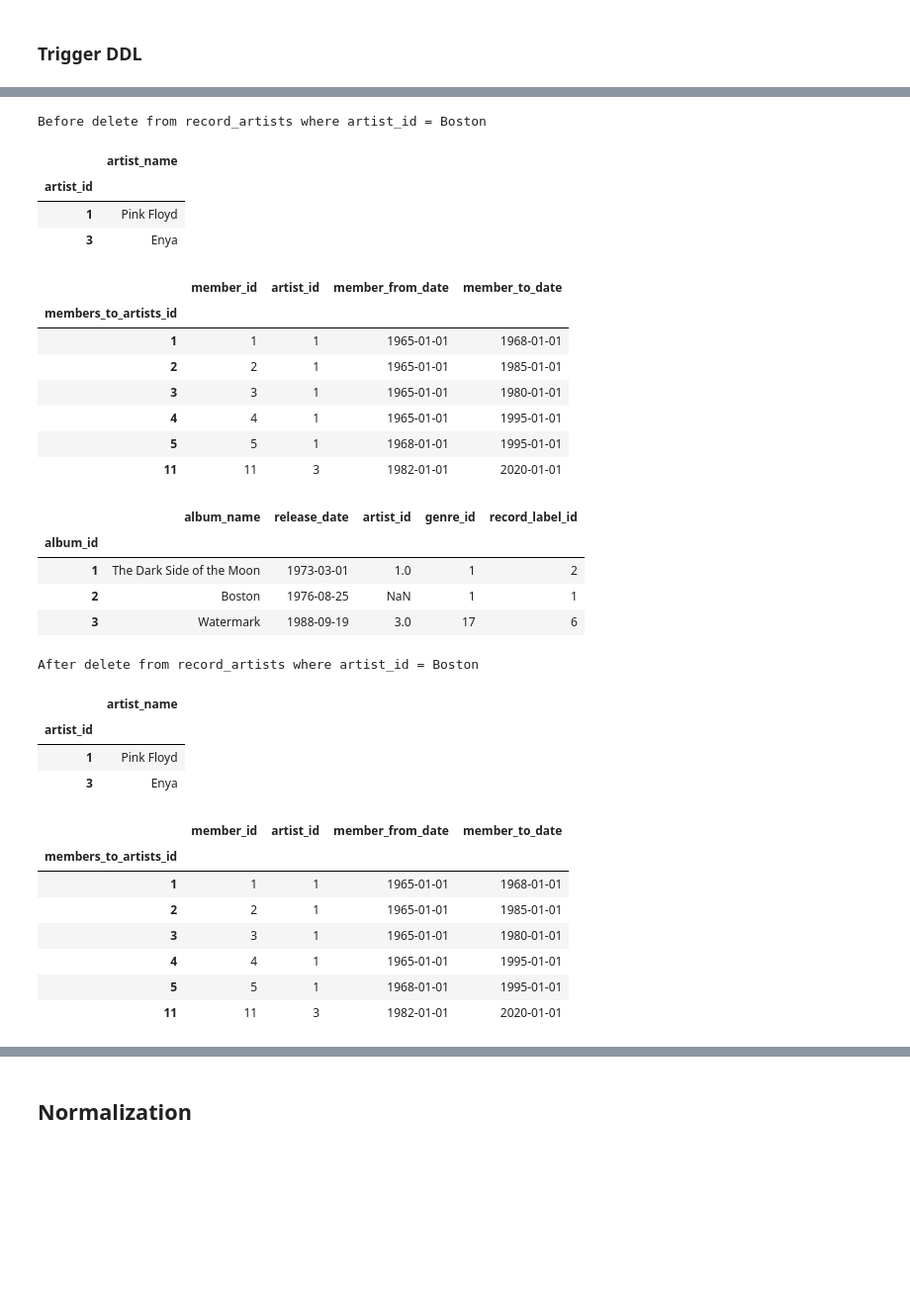
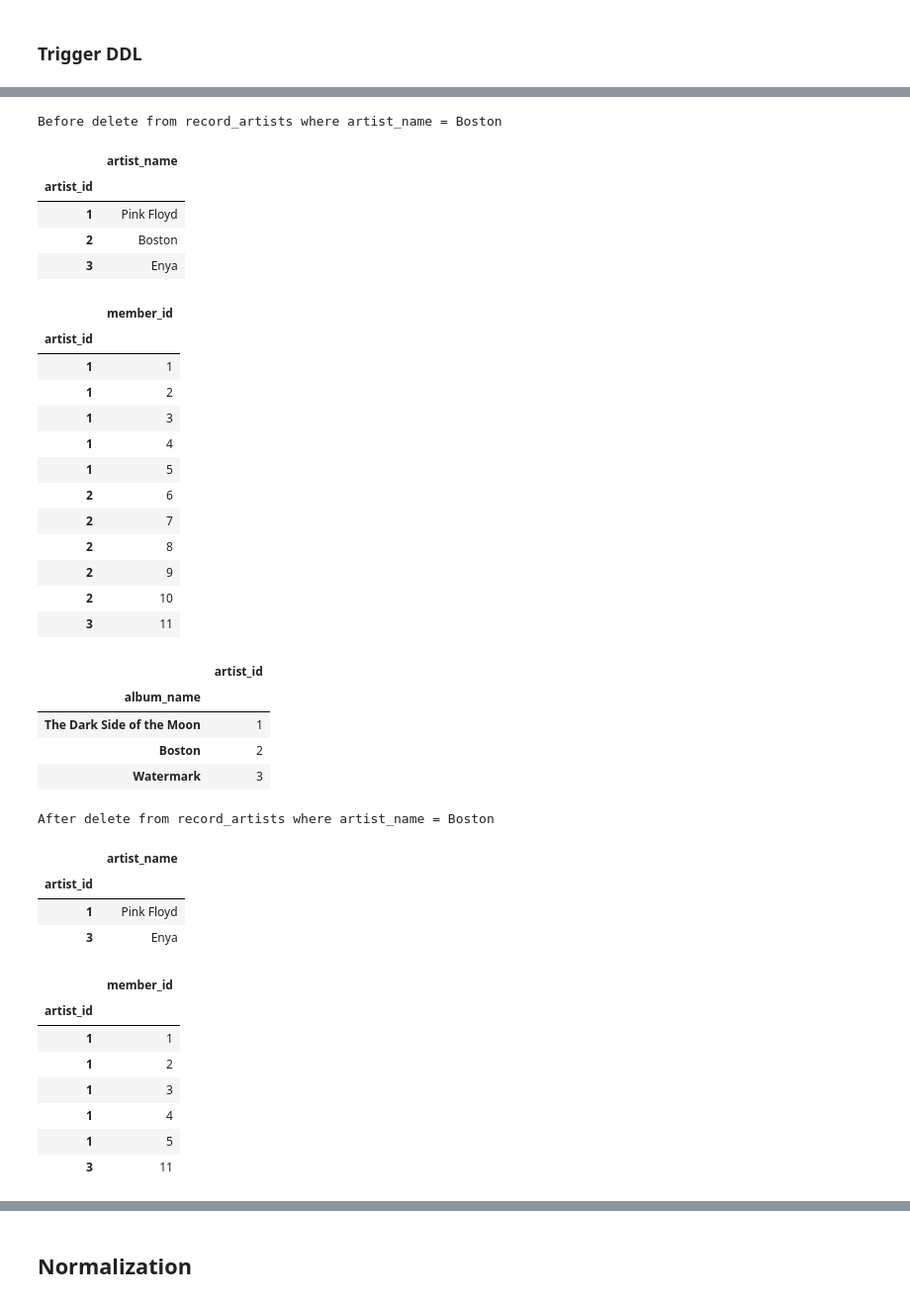
Before and after one commit to nmaiorana/CS-GY_6083_principles_of_database_systems, a Jupyter notebook: project_final_presetnation.ipynb, the cells around one changed output, grey strips where cells are left out. Shown: that part at 99% size. Drawn from its saved outputs; the diff is of its cells as text; code cells hidden in the pictures; blank space fills up the shorter version.

```diff
--- a/project_final_presetnation.ipynb
+++ b/project_final_presetnation.ipynb
@@ -384,46 +384,52 @@ DELIMITER ;
 # %%
 import tools.db_utils as dbu
 with dbu.get_connector() as conn:
     with conn.cursor() as cur:
-        print(f'Before delete from record_artists where artist_id = Boston')
+        print(f'Before delete from record_artists where artist_name = Boston')
         display(dbu.query_to_df('select * from record_artists', 'artist_id'))
-        display(dbu.query_to_df('select * from members_to_artists', 'members_to_artists_id'))
-        display(dbu.query_to_df('select * from record_albums', 'album_id'))
+        display(dbu.query_to_df('select artist_id, member_id from members_to_artists', 'artist_id'))
+        display(dbu.query_to_df('select album_name, artist_id from record_albums', 'album_name'))
         cur.execute('delete from record_artists where artist_name = "Boston"')
         conn.commit()
-        print(f'After delete from record_artists where artist_id = Boston')
+        print(f'After delete from record_artists where artist_name = Boston')
         display(dbu.query_to_df('select * from record_artists', 'artist_id'))
-        display(dbu.query_to_df('select * from members_to_artists', 'members_to_artists_id'))
-        display(dbu.query_to_df('select * from record_albums', 'album_id'))
+        display(dbu.query_to_df('select artist_id, member_id from members_to_artists', 'artist_id'))
+        display(dbu.query_to_df('select album_name, artist_id from record_albums', 'album_name'))
 # %% [output]
-Before delete from record_artists where artist_id = Boston
+Before delete from record_artists where artist_name = Boston
 |  | artist_name |
 | artist_id |  |
 | 1 | Pink Floyd |
+| 2 | Boston |
 | 3 | Enya |
-|  | member_id | artist_id | member_from_date | member_to_date |
-| members_to_artists_id |  |  |  |  |
-| 1 | 1 | 1 | 1965-01-01 | 1968-01-01 |
-| 2 | 2 | 1 | 1965-01-01 | 1985-01-01 |
-| 3 | 3 | 1 | 1965-01-01 | 1980-01-01 |
-| 4 | 4 | 1 | 1965-01-01 | 1995-01-01 |
-| 5 | 5 | 1 | 1968-01-01 | 1995-01-01 |
-| 11 | 11 | 3 | 1982-01-01 | 2020-01-01 |
+|  | member_id |
+| artist_id |  |
+| 1 | 1 |
+| 1 | 2 |
+| 1 | 3 |
+| 1 | 4 |
+| 1 | 5 |
+| 2 | 6 |
+| 2 | 7 |
+| 2 | 8 |
+| 2 | 9 |
+| 2 | 10 |
+| 3 | 11 |
-|  | album_name | release_date | artist_id | genre_id | record_label_id |
-| album_id |  |  |  |  |  |
-| 1 | The Dark Side of the Moon | 1973-03-01 | 1.0 | 1 | 2 |
-| 2 | Boston | 1976-08-25 | NaN | 1 | 1 |
-| 3 | Watermark | 1988-09-19 | 3.0 | 17 | 6 |
+|  | artist_id |
+| album_name |  |
+| The Dark Side of the Moon | 1 |
+| Boston | 2 |
+| Watermark | 3 |
-After delete from record_artists where artist_id = Boston
+After delete from record_artists where artist_name = Boston
 |  | artist_name |
 | artist_id |  |
 | 1 | Pink Floyd |
 | 3 | Enya |
-|  | member_id | artist_id | member_from_date | member_to_date |
-| members_to_artists_id |  |  |  |  |
-| 1 | 1 | 1 | 1965-01-01 | 1968-01-01 |
-| 2 | 2 | 1 | 1965-01-01 | 1985-01-01 |
-| 3 | 3 | 1 | 1965-01-01 | 1980-01-01 |
-| 4 | 4 | 1 | 1965-01-01 | 1995-01-01 |
-| 5 | 5 | 1 | 1968-01-01 | 1995-01-01 |
-| 11 | 11 | 3 | 1982-01-01 | 2020-01-01 |
+|  | member_id |
+| artist_id |  |
+| 1 | 1 |
+| 1 | 2 |
+| 1 | 3 |
+| 1 | 4 |
+| 1 | 5 |
+| 3 | 11 |
```
Also changed, not shown: parts of 4 cells of this notebook.
